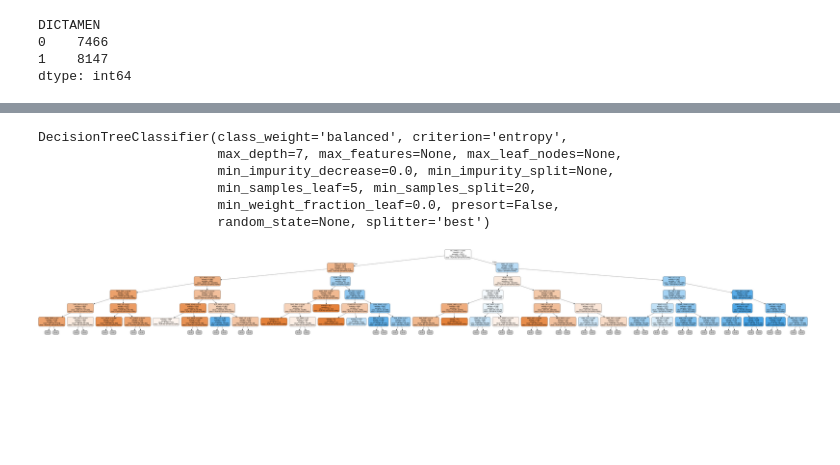
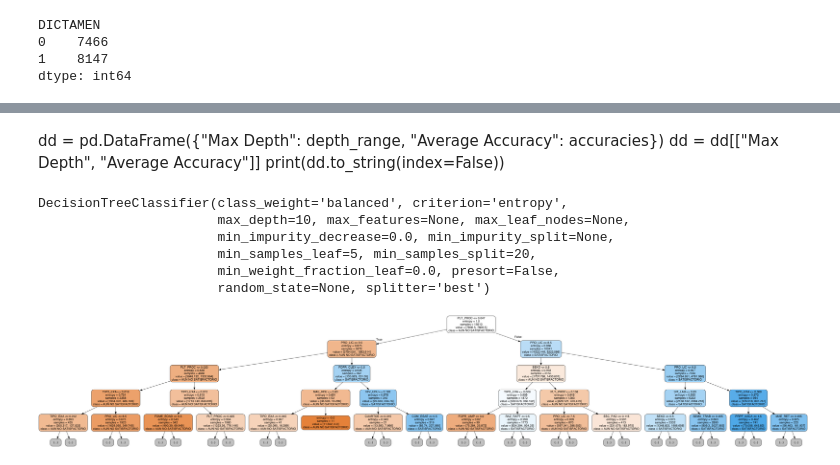
Before and after one commit to jessigatma/ceneval, a Jupyter notebook: decision-tree/dt-revision.ipynb, the cells around one changed output, grey strips where cells are left out. Drawn from its saved outputs; the diff is of its cells as text; code cells hidden in the pictures; blank space fills up the shorter version.

Commit message:
Random sample test added, max_depth changed to 10

```diff
--- a/decision-tree/dt-revision.ipynb
+++ b/decision-tree/dt-revision.ipynb
@@ -56,3 +84,7 @@ sb.catplot("DICTAMEN", data=df, kind="count")
+# %% [markdown]
+dd = pd.DataFrame({"Max Depth": depth_range, "Average Accuracy": accuracies})
+dd = dd[["Max Depth", "Average Accuracy"]]
+print(dd.to_string(index=False))
 # %%
 # Training arrays and features
 y_train = df['DICTAMEN']
@@ -62,12 +94,12 @@ x_train = df.drop(['DICTAMEN'], axis=1).values
 decision_tree = tree.DecisionTreeClassifier(criterion='entropy',
     min_samples_split=20,
     min_samples_leaf=5,
-    max_depth = 7,
+    max_depth = 10,
     class_weight="balanced")
 decision_tree.fit(x_train, y_train)
 # %% [output]
 DecisionTreeClassifier(class_weight='balanced', criterion='entropy',
-                       max_depth=7, max_features=None, max_leaf_nodes=None,
+                       max_depth=10, max_features=None, max_leaf_nodes=None,
                        min_impurity_decrease=0.0, min_impurity_split=None,
                        min_samples_leaf=5, min_samples_split=20,
                        min_weight_fraction_leaf=0.0, presort=False,
@@ -86,10 +118,10 @@ with open(r"tree1.dot", 'w') as f:
 # %%
 # Image tree (.png)
 from PIL import Image
-check_call(['dot','-Tpng','tree1.dot','-o','tree1.png'])
-PImage("tree1.png")
+check_call(['dot','-Tpng','tree.dot','-o','tree.png'])
+PImage("tree.png")
 # %% [output]
-[figure, old version]
+[figure, new version]
 # %%
 # Desicion Tree Accuracy
 accuracy = round(decision_tree.score(x_train, y_train) * 100, 2)
```
Also changed, not shown: parts of 8 cells of this notebook, 7 other files.
